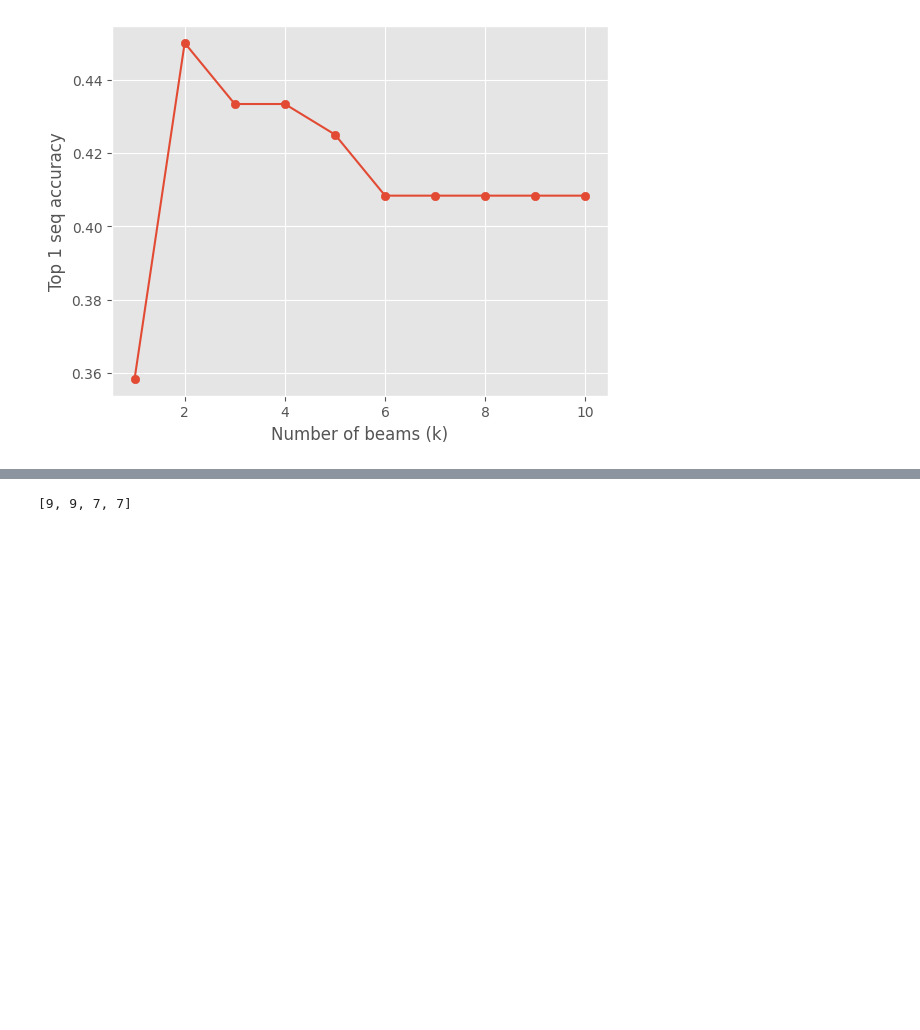
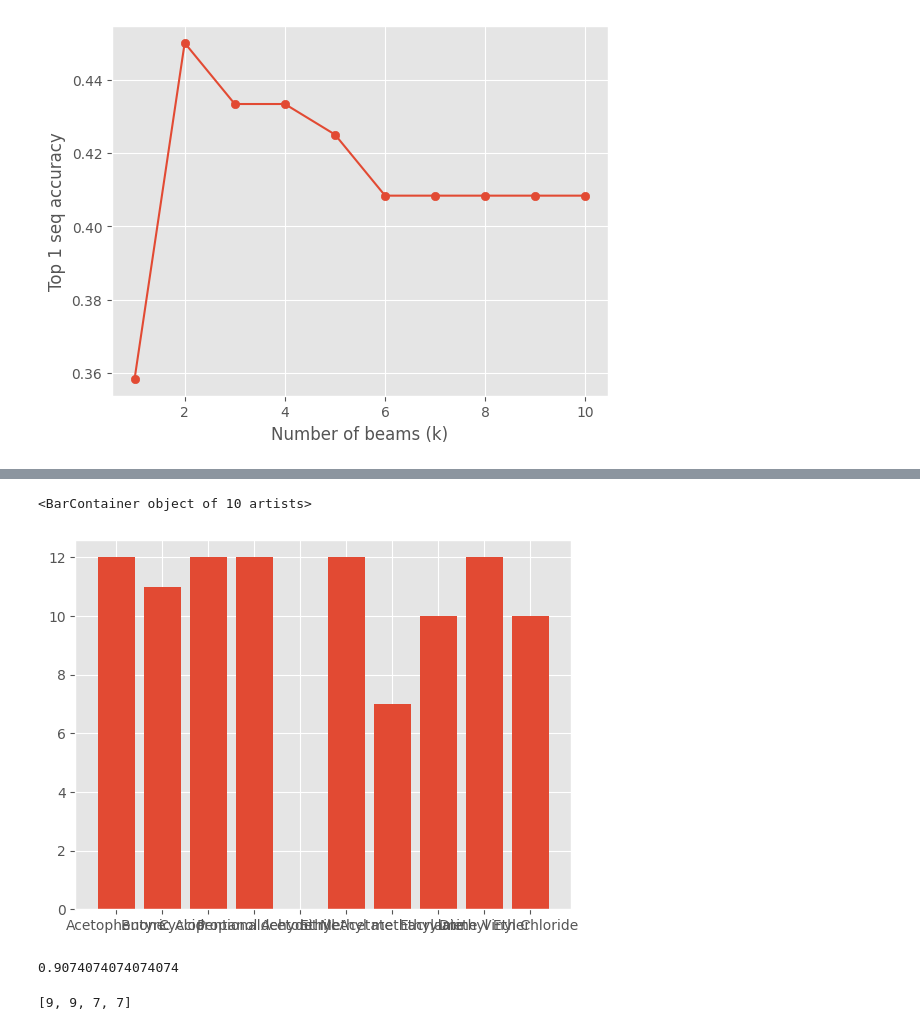
Before and after one commit to weathon/3d2smile, a Jupyter notebook: finetune.ipynb, the cells around one changed output, grey strips where cells are left out. Cells and saved outputs as stored; diff of their text form; code cells hidden in the pictures; blank space fills up the shorter version.

```diff
--- a/finetune.ipynb
+++ b/finetune.ipynb
@@ -545,7 +562,7 @@ class SMILESGenerator(torch.nn.Module):
       return top_n, top_n_p
 mod = mod.eval()
 gen = SMILESGenerator(mod.encoder, mod.decoder) #fucking yeah why when I test using val it is wrong did not refresh, I fucking said how is that possible, so all the tuning is not usful
-img1 = torch.tensor(np.array(Image.open("6658_9069281714151449.png").convert("RGB").resize((400,400)))).unsqueeze(0).permute(0,3,1,2).to(device).to(torch.float32)
+img1 = torch.tensor(np.array(Image.open("1.jpg").convert("RGB").resize((400,400)))).unsqueeze(0).permute(0,3,1,2).to(device).to(torch.float32)
 # img2 = torch.tensor(np.array(Image.open("w.jpg").convert("RGB").resize((400,400)))).unsqueeze(0).permute(0,3,1,2).to(device).to(torch.float32)
 # img3 = torch.tensor(np.array(Image.open("e.jpg").convert("RGB").resize((400,400)))).unsqueeze(0).permute(0,3,1,2).to(device).to(torch.float32)
 gen = gen.train(False) #forgot gen=
@@ -682,3 +699,10 @@ for n_img in range(1, 5):
     predicted = myeval(img_paths, 10)
     count = count+1 if correct in predicted.split("\n") else count
   mutli_img_ans.append(count)
+# %%
+ans = dict.fromkeys(pids, 0)
+for i in os.listdir("mytest"):
+  correct = mytest_ans[mytest_ans["cid"]==int(i.split("_")[0])]["canonicalsmiles"].item()
+  predicted = myeval("mytest/"+i, beam)
+  if correct in predicted.split("\n"):
+    ans[i.split("_")[0]]+=1
@@ -685,3 +722,16 @@ for n_img in range(1, 5):
+# %%
+df = mytest_ans[mytest_ans["cid"].isin([int(i) for i in ans.keys()])][["cid","cmpdname"]]
+cids = df["cid"]
+names = df["cmpdname"]
+# %%
+pylab.bar(names, [ans[str(i)] for i in cids])
+# %% [output]
+<BarContainer object of 10 artists>
+[figure, added]
+# %%
+sum(ans.values())/9/12
+# %% [output]
+0.9074074074074074
 # %%
 mutli_img_ans
 # %% [output]
```
Also changed, not shown: parts of 9 cells of this notebook.
